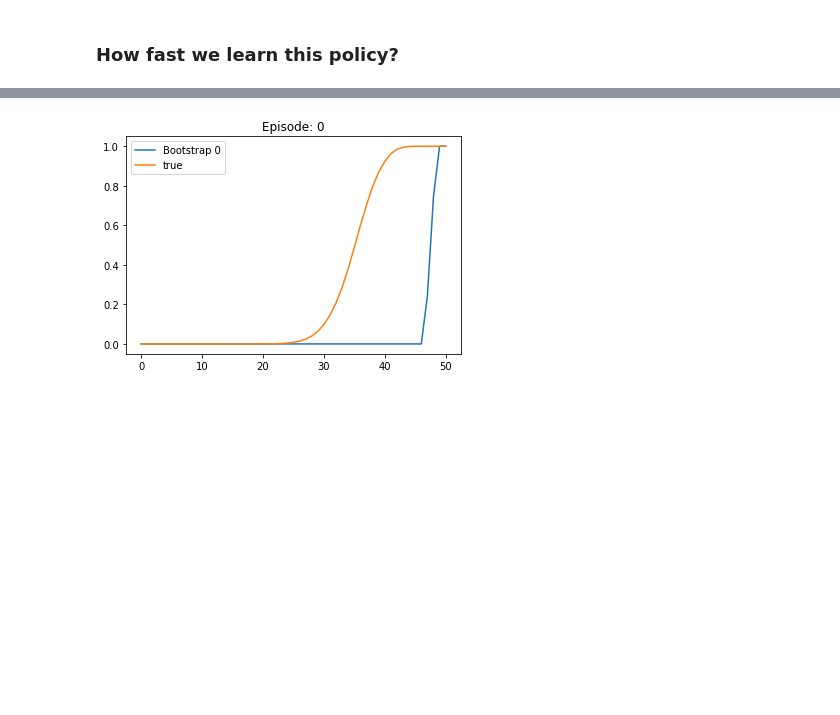
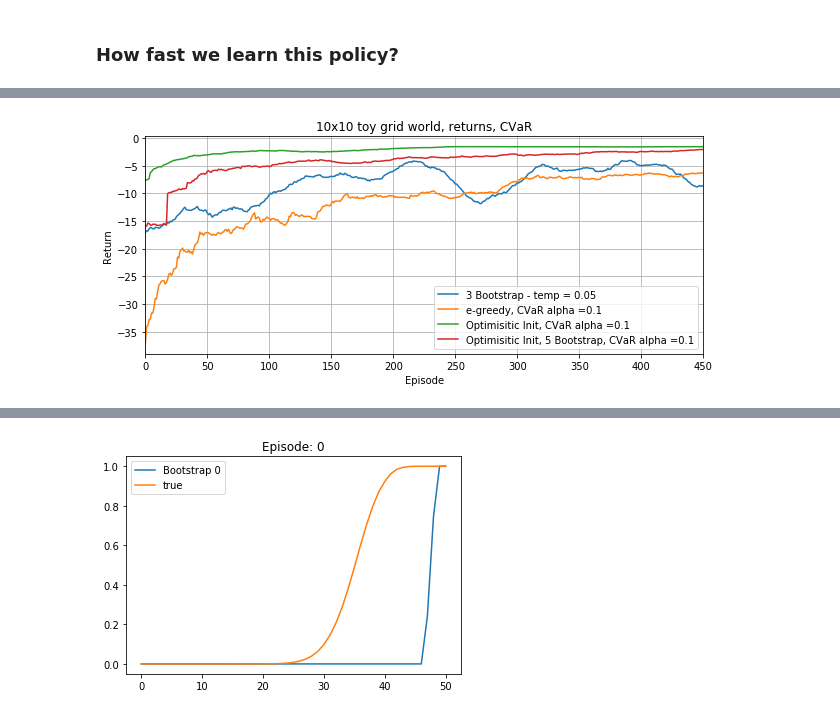
Before and after one commit to Rkeramati/crl, a Jupyter notebook: safe/C51/Untitled.ipynb, the cells around one changed output, grey strips where cells are left out. Drawn from its saved outputs; the diff is of its cells as text; code cells hidden in the pictures; blank space fills up the shorter version.

```diff
--- a/safe/C51/Untitled.ipynb
+++ b/safe/C51/Untitled.ipynb
@@ -25,9 +25,11 @@ class Config():
         self.episode_ratio = 2
 # %%
 class C51():
-    def __init__(self, config, init='uniform', ifCVaR = False):
+    def __init__(self, config, init='uniform', ifCVaR = False, temp=10):
         self.ifCVaR = ifCVaR
         self.config = config
+        self.init = init
+        self.temp = temp
 
         if init == 'optimistic':
             self.p = np.zeros((self.config.nS, self.config.nA,\
@@ -42,6 +44,12 @@ class C51():
             for x in range(self.config.nS):
                 for a in range(self.config.nA):
                     self.p[x, a, :] /= np.sum(self.p[x, a, :])
+        elif init =='temp':
+            self.p = np.random.rand(self.config.nS, self.config.nA,\
+                        self.config.nAtoms)
+            for x in range(self.config.nS):
+                for a in range(self.config.nA):
+                    self.p[x, a, :] = self.softmax(self.p[x, a, :], temp=temp)
         else:
             self.p = np.ones((self.config.nS, self.config.nA,\
                         self.config.nAtoms)) * 1.0/self.config.nAtoms
@@ -52,7 +60,6 @@ class C51():
 
         self.dz = (self.config.Vmax - self.config.Vmin)/(self.config.nAtoms-1)
         self.z = np.arange(self.config.nAtoms) * self.dz + self.config.Vmin
-
     def observe(self, x, a, r, nx, terminal, alpha):
         if not self.ifCVaR: #Normal
             Q_nx = np.zeros(self.config.nA)
@@ -75,8 +82,11 @@ class C51():
             l = int(np.floor(b)); u = int(np.ceil(b))
             m[l] += self.p[nx, a_star,i] * (u-b)
             m[u] += self.p[nx, a_star,i] * (b-l)
-        self.p[x, a, :] = self.p[x, a, :] + alpha * (m - self.p[x, a, :]) ##### How ####
-        self.p[x, a, :] /= np.sum(self.p[x, a, :])
+        self.p[x, a, :] = self.p[x, a, :] + alpha * (m - self.p[x, a, :])
+        if self.init == 'temp':
+            self.p[x, a, :] = self.softmax(self.p[x, a, :], self.temp)
+        else:
+            self.p[x, a, :] /= np.sum(self.p[x, a, :])
 
     def Q(self, x):
         Q_nx = np.zeros(self.config.nA)
@@ -95,6 +105,9 @@ class C51():
                 values[n] = z
             Q[a] = np.mean(values)
         return Q
+    def softmax(self, x, temp):
+        e_x = np.exp((x - np.max(x))/temp)
+        return e_x / e_x.sum()
 # %%
 def Q_policy(p, x, config):
     dz = (config.Vmax - config.Vmin)/(config.nAtoms-1)
@@ -791,0 +955,16 @@ for ep in range(num_episode):
+# %%
+plt.figure(figsize=(10, 4))
+plt.plot(mv(returns, 50), label = '3 Bootstrap - temp = 0.05')
+
+plt.title('10x10 toy grid world, returns, CVaR')
+plt.plot(mv(np.load('toy_gridworld_C51_N51_CVaR_alpha01.npy'), 50), label = 'e-greedy, CVaR alpha =0.1')
+plt.plot(mv(np.load('toy_gridworld_C51_N51_CVaR_alpha01_optimistic.npy'), 50), label = 'Optimisitic Init, CVaR alpha =0.1')
+plt.plot(mv(np.load('toy_gridworld_C51_N51_CVaR_alpha01_optimistic_bootstrap_5.npy'), 50), label = 'Optimisitic Init, 5 Bootstrap, CVaR alpha =0.1')
+
+plt.xlim([0, 450])
+plt.legend()
+plt.xlabel('Episode')
+plt.ylabel('Return')
+plt.grid()
+# %% [output]
+[figure, added]
```
Also changed, not shown: parts of 15 cells of this notebook, 9 other files.
